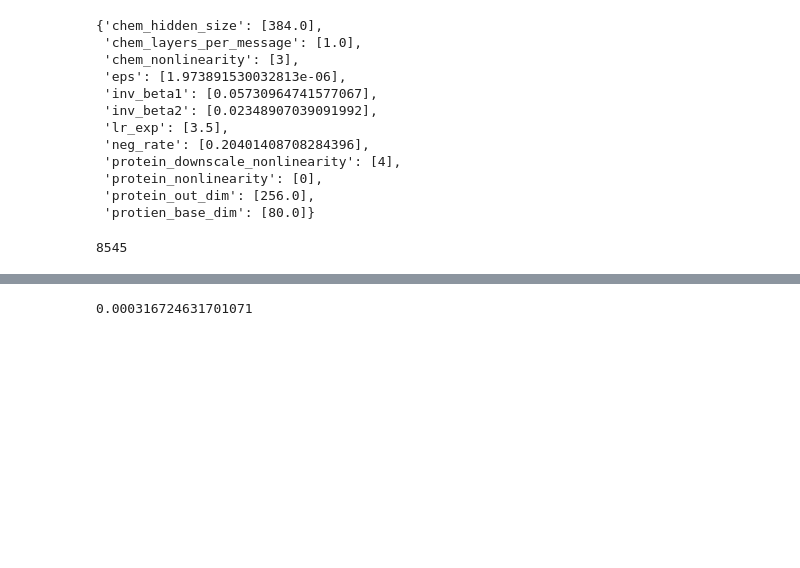
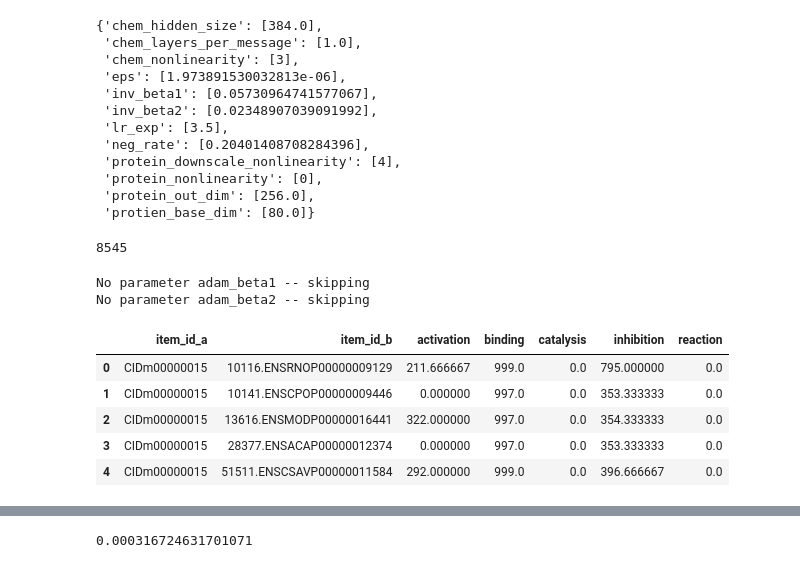
Before and after one commit to BryceEakin/COVID, a Jupyter notebook: Model Prototyping.ipynb, the cells around one changed output, grey strips where cells are left out. Saved outputs shown, nothing was run; the diff lists cells and outputs as text; code cells hidden in the pictures; blank space fills up the shorter version.

```diff
--- a/Model Prototyping.ipynb
+++ b/Model Prototyping.ipynb
@@ -907,0 +1014,14 @@ with gzip.open('./training_state/hyperopt_8e8686b1f1bf__state.pkl.gz', 'rb') as
+# %%
+config = CovidTrainingConfiguration()
+for key, val in params.items():
+        if not hasattr(config, key):
+            print(f"No parameter {key} -- skipping")
+            continue
+
+        if isinstance(getattr(config, key), int):
+            setattr(config, key, int(val))
+        else:
+            setattr(config, key, val)
+# %% [output]
+No parameter adam_beta1 -- skipping
+No parameter adam_beta2 -- skipping
@@ -907,0 +1066,9 @@ with gzip.open('./training_state/hyperopt_8e8686b1f1bf__state.pkl.gz', 'rb') as
+# %%
+train_dl.dataset.datasets[0].all_data.head()
+# %% [output]
+|  | item_id_a | item_id_b | activation | binding | catalysis | inhibition | reaction |
+| 0 | CIDm00000015 | 10116.ENSRNOP00000009129 | 211.666667 | 999.0 | 0.0 | 795.000000 | 0.0 |
+| 1 | CIDm00000015 | 10141.ENSCPOP00000009446 | 0.000000 | 997.0 | 0.0 | 353.333333 | 0.0 |
+| 2 | CIDm00000015 | 13616.ENSMODP00000016441 | 322.000000 | 997.0 | 0.0 | 354.333333 | 0.0 |
+| 3 | CIDm00000015 | 28377.ENSACAP00000012374 | 0.000000 | 997.0 | 0.0 | 353.333333 | 0.0 |
+| 4 | CIDm00000015 | 51511.ENSCSAVP00000011584 | 292.000000 | 999.0 | 0.0 | 396.666667 | 0.0 |
```
Also changed, not shown: parts of 40 cells of this notebook, 5 other files.
